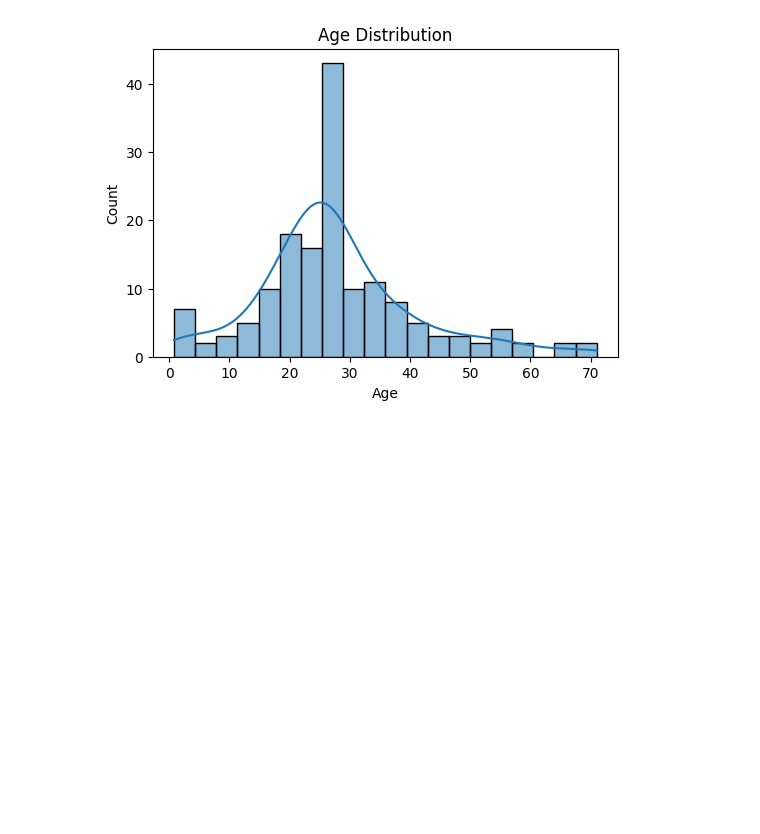
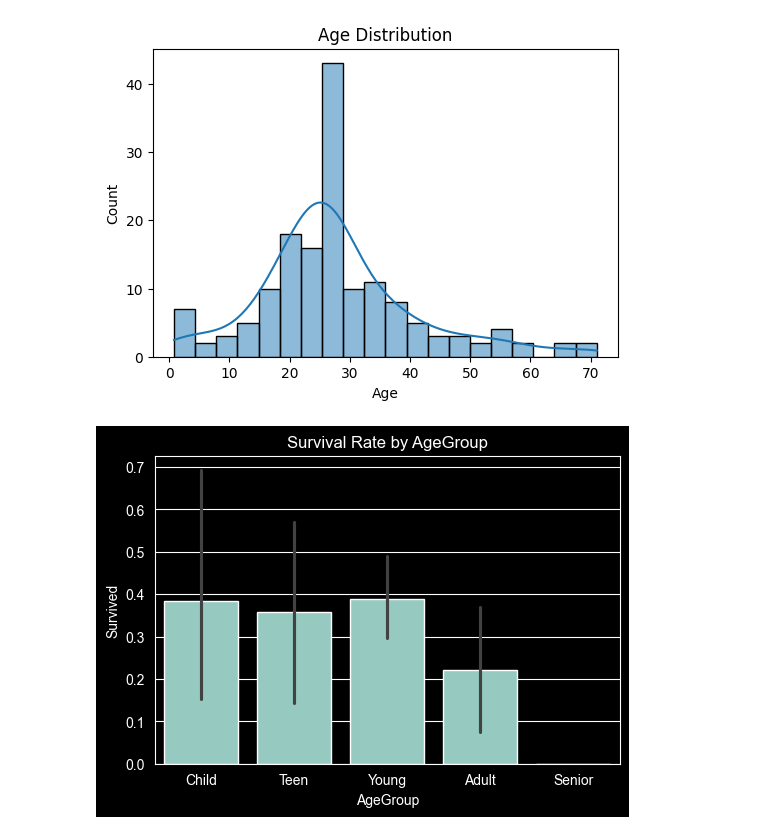
Before and after one commit to Ojirokim/Data_Visualization_Analysis, a Jupyter notebook: notebooks/titanic_lab.ipynb, the cells around one changed output. Cells and saved outputs as stored; diff of their text form; code cells hidden in the pictures; blank space fills up the shorter version.

```diff
--- a/notebooks/titanic_lab.ipynb
+++ b/notebooks/titanic_lab.ipynb
@@ -85,3 +85,43 @@ plt.title("Age Distribution")
 plt.show()
 # %% [output]
 [figure]
+# %%
+import pandas as pd
+import matplotlib.pyplot as plt
+import seaborn as sns
+
+url = "https://gist.githubusercontent.com/jwalsh/ce1dc0436aba5b7a5c9666f47fa5a380/raw/5ce3854392b43ff97907112d344fc008229b0445/titanic.csv"
+df = pd.read_csv(url)
+# df = pd.read_csv("data/train.csv")
+'''
+df.head()
+df.shape
+df.info()
+df.isnull().sum().sort_values(ascending=False)
+'''
+
+# 결측치 처리
+df["Age"] = df["Age"].fillna(df["Age"].median())
+df["Embarked"] = df["Embarked"].fillna(df["Embarked"].mode()[0])
+
+# 불필요 열 제거
+drop_cols = ["PassengerId", "Name", "Lname", "Ticket", "Cabin"]
+df = df.drop(columns=drop_cols)
+df.head()
+
+# 범주형 -> 숫자변환
+df_encoded = pd.get_dummies(df, columns=["Sex", "Embarked"], drop_first=True)
+df_encoded.head()
+
+# 나이구간 만들기
+df["AgeGroup"] = pd.cut(df["Age"], bins=[0, 12, 18, 35, 60, 100],
+                        labels=["Child","Teen","Young","Adult","Senior"])
+df.groupby("AgeGroup", observed=True)["Survived"].mean()
+
+# 시각화
+plt.figure(figsize=(6,4))
+sns.barplot(x="AgeGroup", y="Survived", data=df)
+plt.title("Survival Rate by AgeGroup")
+plt.show()
+# %% [output]
+[figure, added]
```
Also changed, not shown: parts of 2 cells of this notebook.
